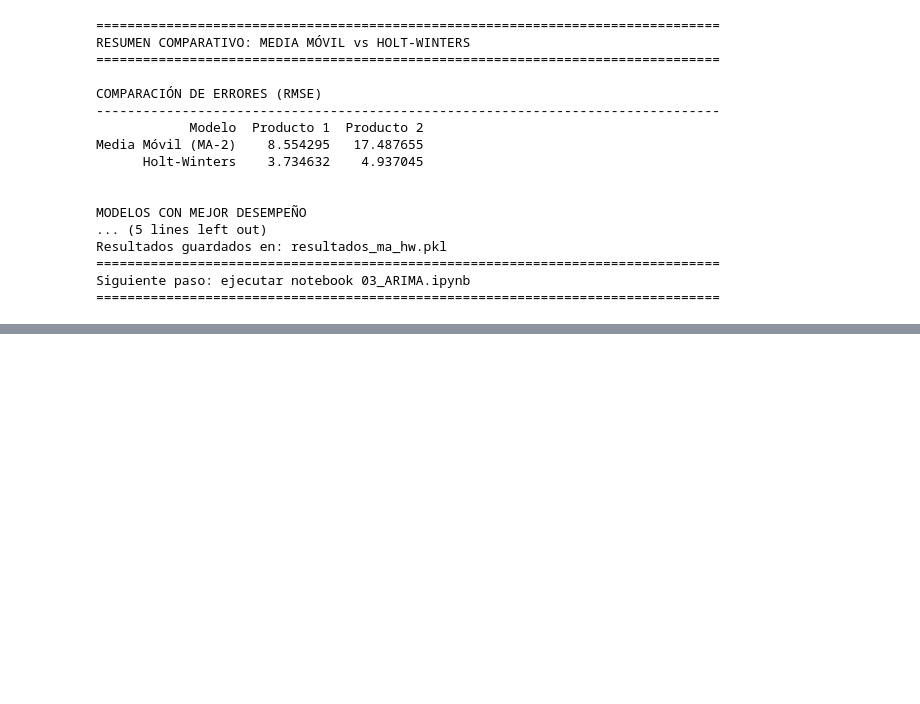
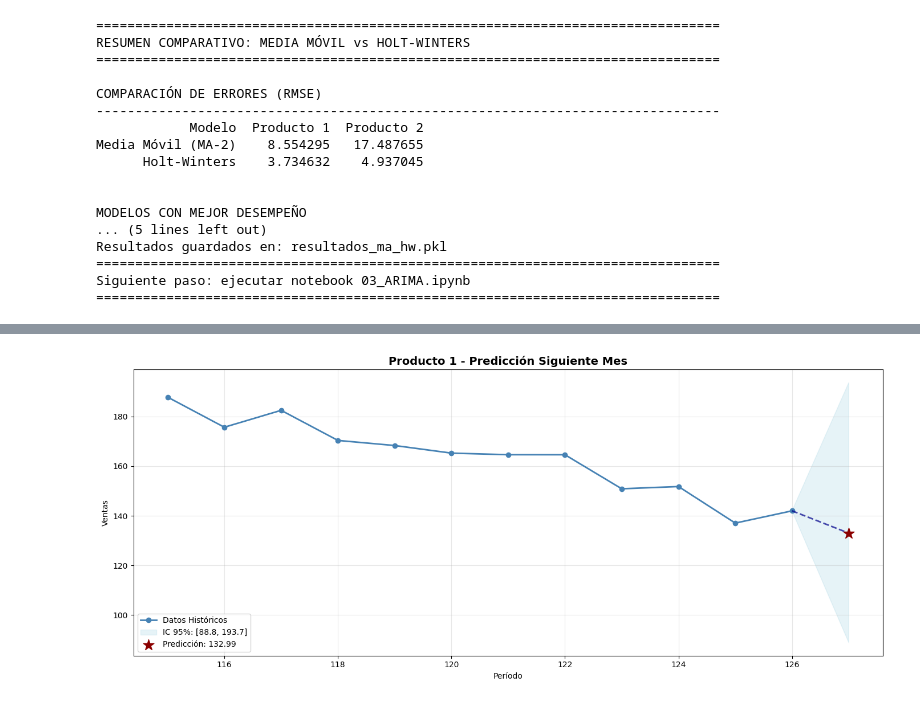
Before and after one commit to DarkLord0404/AAIII, a Jupyter notebook: Taller Final/02_Media_Movil_HoltWinters.ipynb, the cells around one changed output, grey strips where cells are left out. Cells and saved outputs as stored; diff of their text form; code cells hidden in the pictures; blank space fills up the shorter version.

Commit message:
Taller final completo

```diff
--- a/Taller Final/02_Media_Movil_HoltWinters.ipynb
+++ b/Taller Final/02_Media_Movil_HoltWinters.ipynb
@@ -1468,0 +1591,39 @@ Siguiente paso: ejecutar notebook 03_ARIMA.ipynb
+# %%
+# ==================== VISUALIZACIÓN PRODUCTO 1 ====================
+fig1 = plt.figure(figsize=(14, 6))
+
+ultimos_datos_p1 = datos_completos_p1.iloc[-12:]
+plt.plot(ultimos_datos_p1.index, ultimos_datos_p1.values,
+         label='Datos Históricos', color='steelblue', linewidth=2, marker='o')
+
+# Crear área de incertidumbre con forma de campana desde el último punto
+indice_ultimo_p1 = datos_completos_p1.index[-1]
+indice_pred_p1 = indice_ultimo_p1 + 1
+valor_ultimo_p1 = datos_completos_p1.iloc[-1]
+
+# Generar puntos para el área de confianza (forma de embudo/campana)
+x_fill_p1 = [indice_ultimo_p1, indice_pred_p1, indice_pred_p1, indice_ultimo_p1]
+y_upper_p1 = [valor_ultimo_p1, ic_upper_p1, ic_lower_p1, valor_ultimo_p1]
+
+plt.fill(x_fill_p1, y_upper_p1, color='lightblue', alpha=0.3,
+         label=f'IC 95%: [{ic_lower_p1:.1f}, {ic_upper_p1:.1f}]')
+
+# Línea conectando último dato con predicción
+plt.plot([indice_ultimo_p1, indice_pred_p1],
+         [valor_ultimo_p1, prediccion_siguiente_p1.iloc[0]],
+         color='darkblue', linewidth=2, linestyle='--', alpha=0.7)
+
+# Predicción
+plt.scatter([indice_pred_p1], [prediccion_siguiente_p1.iloc[0]],
+            label=f'Predicción: {prediccion_siguiente_p1.iloc[0]:.2f}',
+            color='darkred', s=200, marker='*', zorder=5)
+
+plt.title('Producto 1 - Predicción Siguiente Mes', fontsize=14, fontweight='bold')
+plt.xlabel('Período')
+plt.ylabel('Ventas')
+plt.legend(loc='best')
+plt.grid(True, alpha=0.3)
+plt.tight_layout()
+plt.show()
+# %% [output]
+[figure, added]
```
Also changed, not shown: parts of 4 cells of this notebook, 13 other files.
